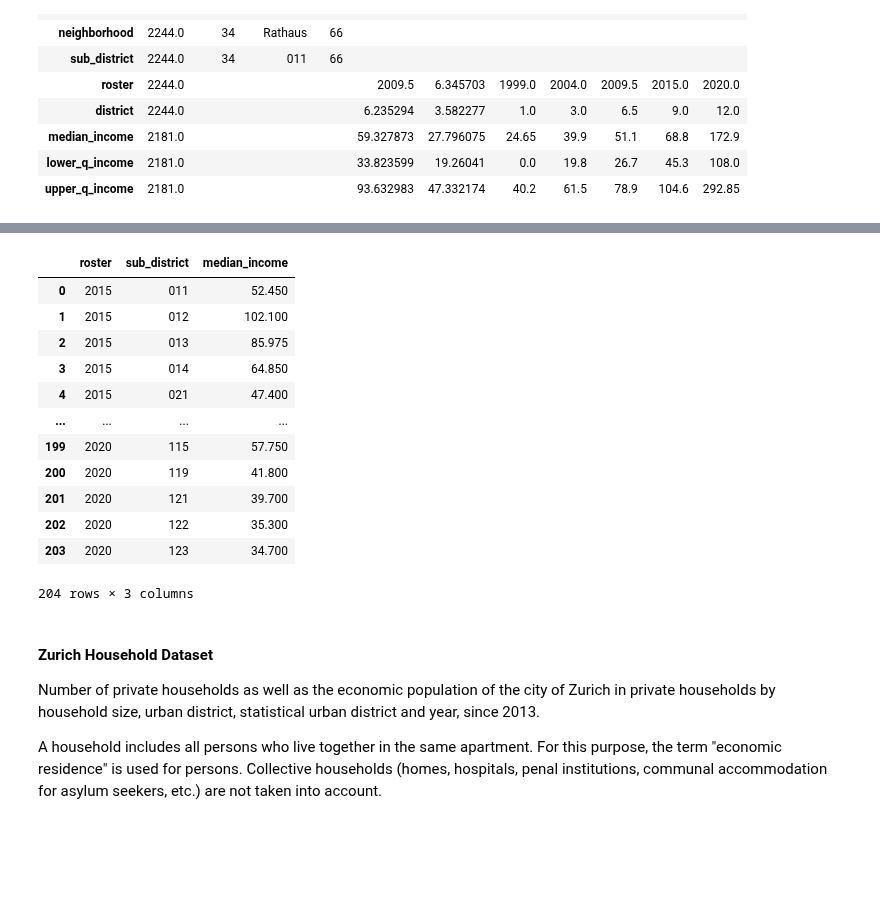
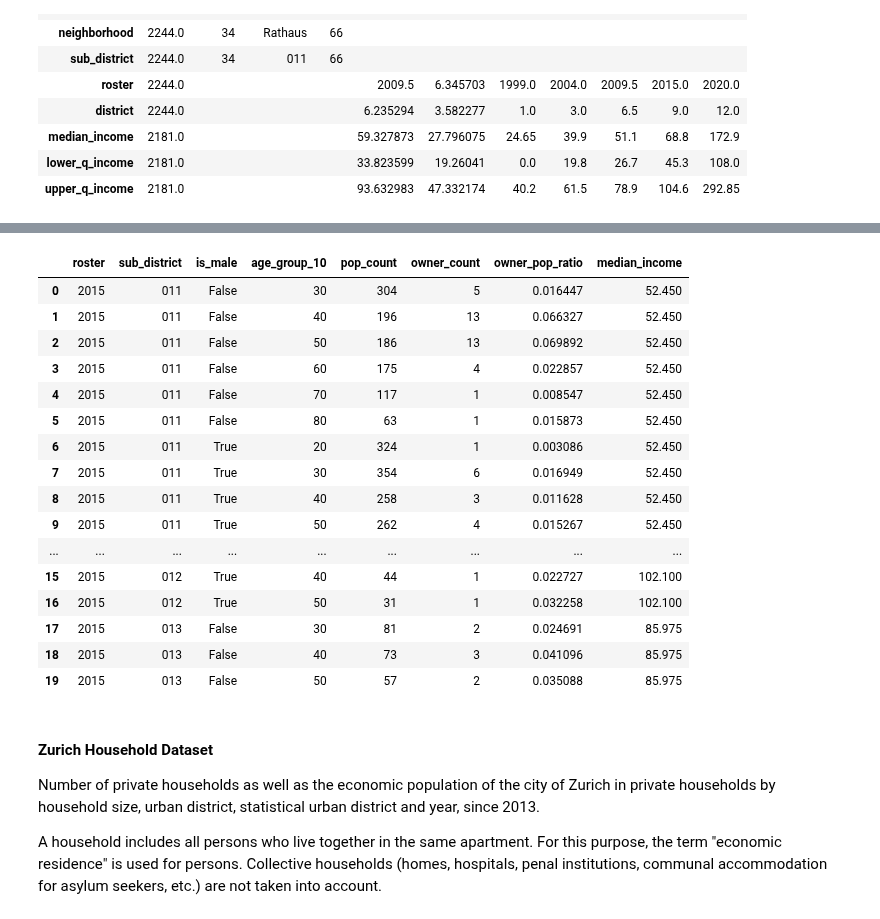
Before and after one commit to jonnross88/Springboard, a Jupyter notebook: u20_data_storytelling/zurich.ipynb, the cells around one changed output, grey strips where cells are left out. Saved outputs shown, nothing was run; the diff lists cells and outputs as text; code cells hidden in the pictures; blank space fills up the shorter version.

```diff
--- a/u20_data_storytelling/zurich.ipynb
+++ b/u20_data_storytelling/zurich.ipynb
@@ -2011,7 +2029,8 @@ These datasets summarize dog and owner counts for further analysis.
 merged_grouped_4_cols = pop_count_grouped_4_cols.merge(
     dog_owner_grouped_4_cols,
 )
-merged_grouped_4_cols["owner_count"] = merged_grouped_4_cols["owner_count"].fillna(0)
+merged_grouped_4_cols["owner_count"] = merged_grouped_4_cols["owner_count"].fillna(
+    0)
 
 # Calculate the ratio of dog owners to population for each group
 merged_grouped_4_cols["owner_pop_ratio"] = (
@@ -2019,6 +2038,6 @@ merged_grouped_4_cols["owner_pop_ratio"] = (
 )
 # Drop the Nans rows
 merged_grouped_4_cols.dropna(inplace=True)
-merged_grouped_4_cols.sample(5)
+merged_grouped_4_cols.head(10)
 # %% [output]
 |  | roster | sub_district | is_male | age_group_10 | pop_count | owner_count | owner_pop_ratio |
@@ -2378,37 +2443,40 @@ income_data.describe(include="all").T.sort_values(by="unique").fillna("")
 # %%
-income_data.sample().T
-income_agg = (
+income_agg_data_to_merge = (
     income_data.query("roster >= 2015")
     .groupby(["roster", "sub_district"])["median_income"]
     .median()
     .reset_index()
 )
 # income_agg
 # income_data.query("roster >= 2015")[
 #     ["roster", "sub_district", "median_income", "tax_status"]
 # ].merge(merged_grouped_4_cols, on=["roster", "sub_district"], how="inner")
 
-merged_with_income = pd.merge(
+merged_3_datasets = pd.merge(
     merged_grouped_4_cols.query("roster >= 2015 & roster <= 2020"),
-    income_agg,
+    income_agg_data_to_merge,
     on=["roster", "sub_district"],
     how="left",
 )
-merged_with_income.head(20)
+merged_3_datasets.head(20)
 # %% [output]
-|  | roster | sub_district | median_income |
-| 0 | 2015 | 011 | 52.450 |
-| 1 | 2015 | 012 | 102.100 |
-| 2 | 2015 | 013 | 85.975 |
-| 3 | 2015 | 014 | 64.850 |
-| 4 | 2015 | 021 | 47.400 |
-| ... | ... | ... | ... |
-| 199 | 2020 | 115 | 57.750 |
-| 200 | 2020 | 119 | 41.800 |
-| 201 | 2020 | 121 | 39.700 |
-| 202 | 2020 | 122 | 35.300 |
-| 203 | 2020 | 123 | 34.700 |
+|  | roster | sub_district | is_male | age_group_10 | pop_count | owner_count | owner_pop_ratio | median_income |
+| 0 | 2015 | 011 | False | 30 | 304 | 5 | 0.016447 | 52.450 |
+| 1 | 2015 | 011 | False | 40 | 196 | 13 | 0.066327 | 52.450 |
+| 2 | 2015 | 011 | False | 50 | 186 | 13 | 0.069892 | 52.450 |
+| 3 | 2015 | 011 | False | 60 | 175 | 4 | 0.022857 | 52.450 |
+| 4 | 2015 | 011 | False | 70 | 117 | 1 | 0.008547 | 52.450 |
+| 5 | 2015 | 011 | False | 80 | 63 | 1 | 0.015873 | 52.450 |
+| 6 | 2015 | 011 | True | 20 | 324 | 1 | 0.003086 | 52.450 |
+| 7 | 2015 | 011 | True | 30 | 354 | 6 | 0.016949 | 52.450 |
+| 8 | 2015 | 011 | True | 40 | 258 | 3 | 0.011628 | 52.450 |
+| 9 | 2015 | 011 | True | 50 | 262 | 4 | 0.015267 | 52.450 |
+| ... | ... | ... | ... | ... | ... | ... | ... | ... |
+| 15 | 2015 | 012 | True | 40 | 44 | 1 | 0.022727 | 102.100 |
+| 16 | 2015 | 012 | True | 50 | 31 | 1 | 0.032258 | 102.100 |
+| 17 | 2015 | 013 | False | 30 | 81 | 2 | 0.024691 | 85.975 |
+| 18 | 2015 | 013 | False | 40 | 73 | 3 | 0.041096 | 85.975 |
+| 19 | 2015 | 013 | False | 50 | 57 | 2 | 0.035088 | 85.975 |
-204 rows × 3 columns
 # %% [markdown]
 #### Zurich Household Dataset
 Number of private households as well as the economic population of the city of Zurich in private households by household size, urban district, statistical urban district and year, since 2013.
```
Also changed, not shown: parts of 40 cells of this notebook.
